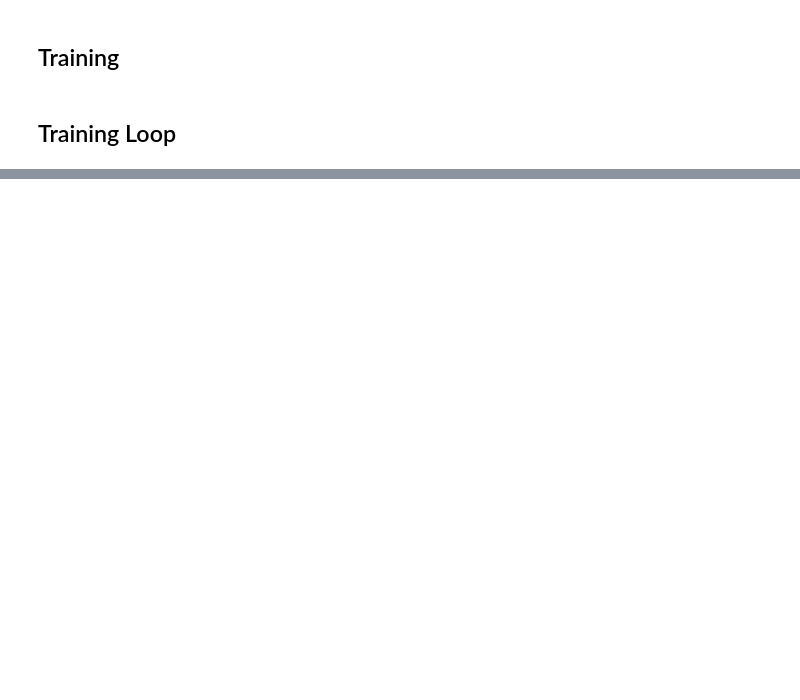
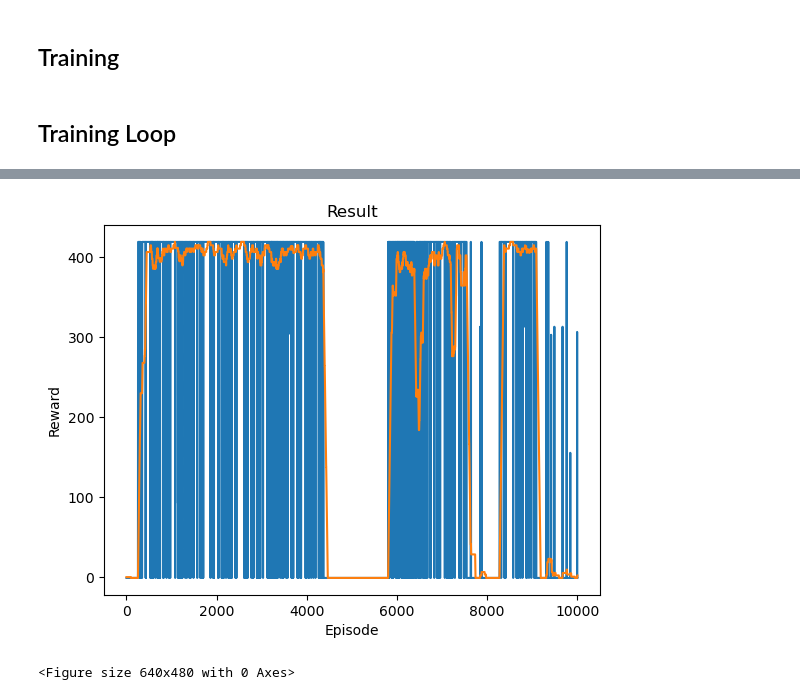
Before and after one commit to Astronauty/AiPEX-Projects, a Jupyter notebook: bond-graph-RL/Bond-DQN.ipynb, the cells around one changed output, grey strips where cells are left out. Cells and saved outputs as stored; diff of their text form; code cells hidden in the pictures; blank space fills up the shorter version.

```diff
--- a/bond-graph-RL/Bond-DQN.ipynb
+++ b/bond-graph-RL/Bond-DQN.ipynb
@@ -374,0 +472,5 @@ Complete
+# %%
+plot_best_episode_rewards(True)
+# %% [output]
+[figure, added]
+<Figure size 640x480 with 0 Axes>
```
Also changed, not shown: parts of 5 cells of this notebook, 15 other files.
